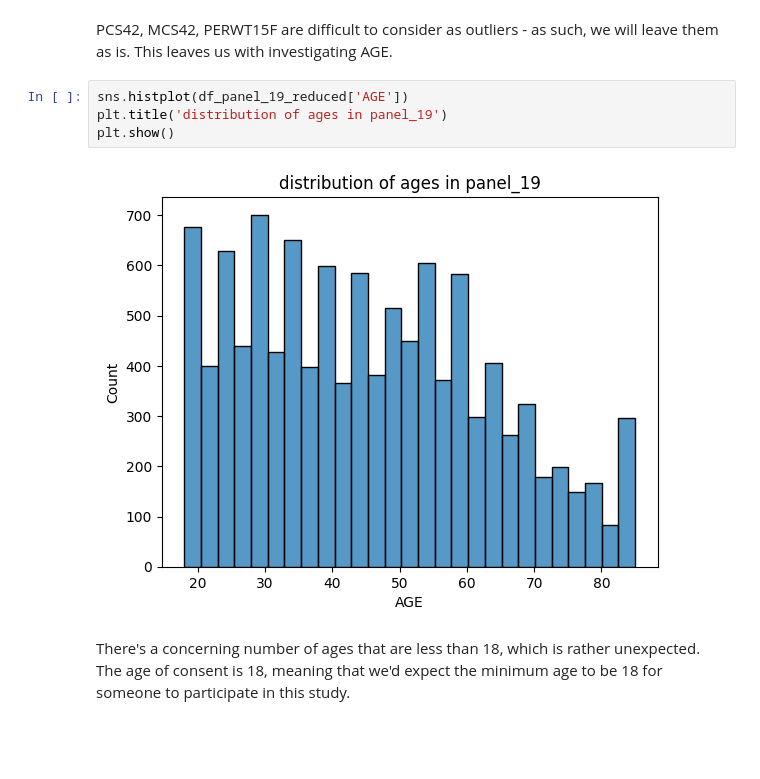
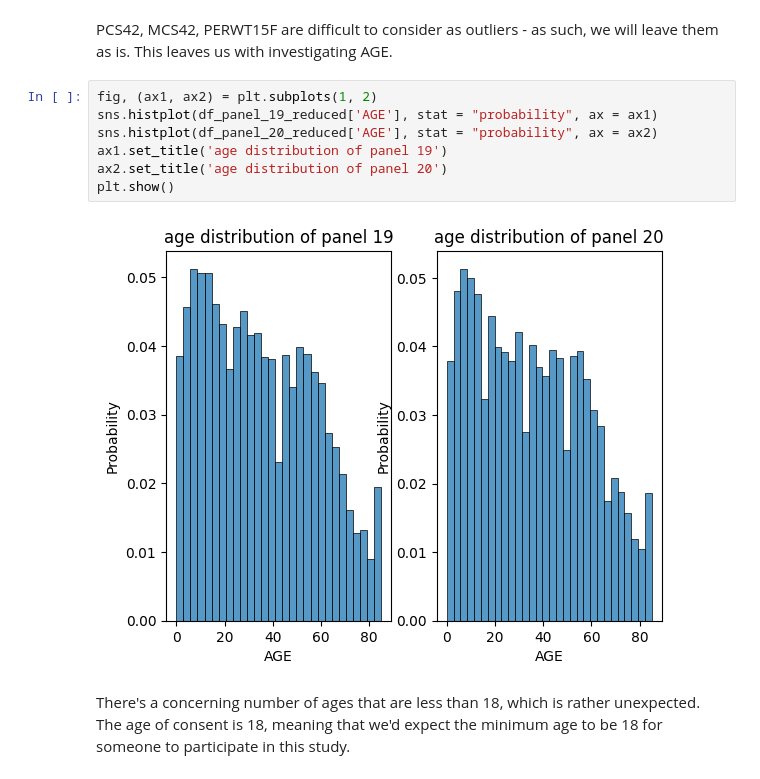
Before and after one commit to 474benchen/capstone_replication, a Jupyter notebook: replication-project-part-02-model-dev-fairness-eval.ipynb, the cells around one changed output. Saved outputs shown, nothing was run; the diff lists cells and outputs as text; blank space fills up the shorter version.

```diff
--- a/replication-project-part-02-model-dev-fairness-eval.ipynb
+++ b/replication-project-part-02-model-dev-fairness-eval.ipynb
@@ -335,11 +327,14 @@ feature_key[feature_key['Data Type'] == 'Numerical']
 # %% [markdown]
 PCS42, MCS42, PERWT15F are difficult to consider as outliers - as such, we will leave them as is. This leaves us with investigating AGE.
 # %%
-sns.histplot(df_panel_19_reduced['AGE'])
-plt.title('distribution of ages in panel_19')
+fig, (ax1, ax2) = plt.subplots(1, 2)
+sns.histplot(df_panel_19_reduced['AGE'], stat = "probability", ax = ax1)
+sns.histplot(df_panel_20_reduced['AGE'], stat = "probability", ax = ax2)
+ax1.set_title('age distribution of panel 19')
+ax2.set_title('age distribution of panel 20')
 plt.show()
 # %% [output]
-[figure, old version]
+[figure, new version]
 # %% [markdown]
 There's a concerning number of ages that are less than 18, which is rather unexpected. The age of consent is 18, meaning that we'd expect the minimum age to be 18 for someone to participate in this study.
 # %%
```
Also changed, not shown: parts of 16 cells of this notebook.
